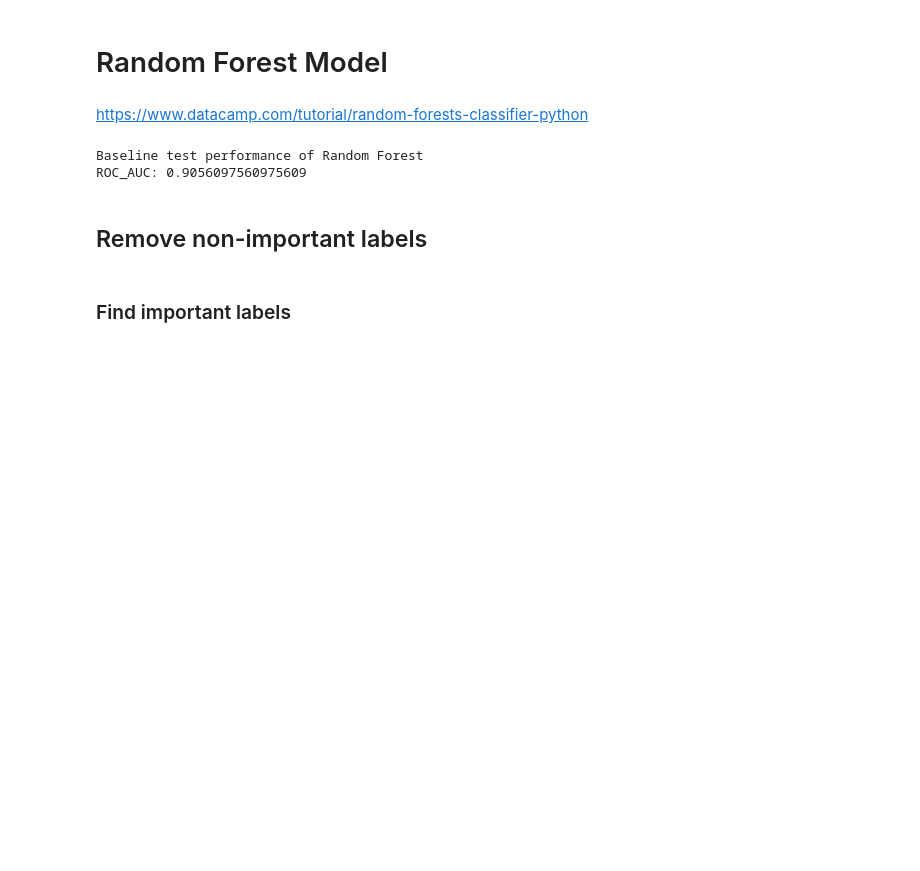
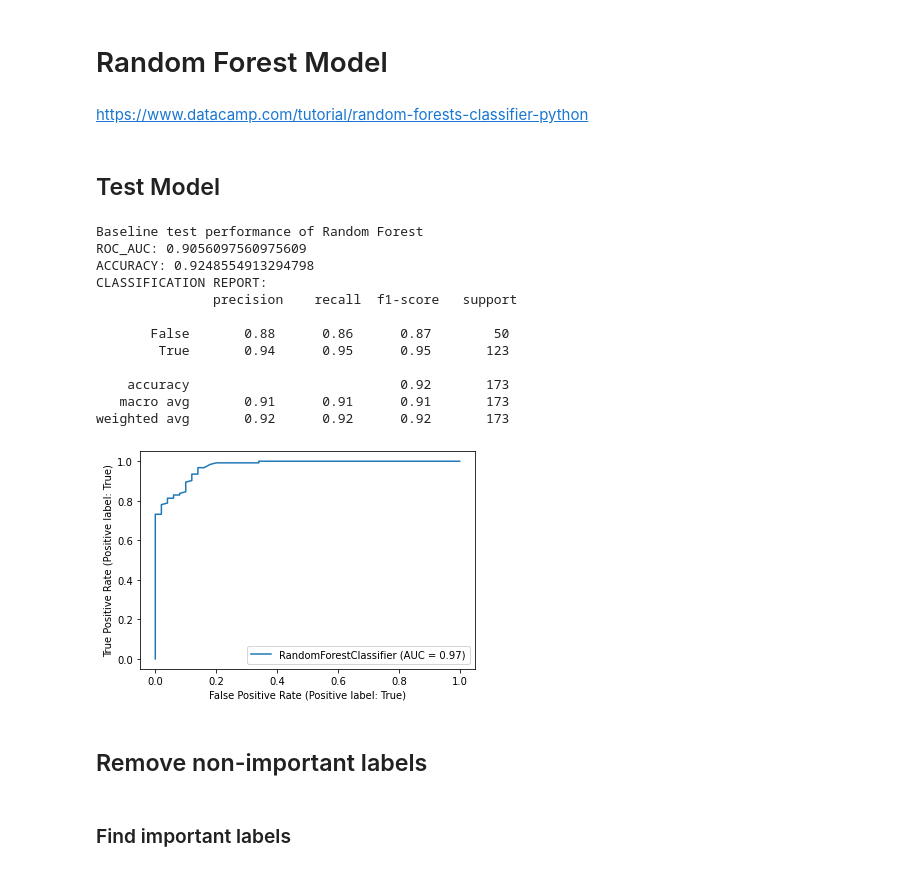
Before and after one commit to Zoya-Anwar/PythonSmellClassifiers-Mark, a Jupyter notebook: smell-classifier.py.ipynb, the cells around one changed output. Saved outputs shown, nothing was run; the diff lists cells and outputs as text; code cells hidden in the pictures; blank space fills up the shorter version.

Commit message:
Added more metrics

```diff
--- a/smell-classifier.py.ipynb
+++ b/smell-classifier.py.ipynb
@@ -70,12 +70,32 @@ https://www.datacamp.com/tutorial/random-forests-classifier-python
 clf=RandomForestClassifier(n_estimators=100, random_state=0)
+# %% [markdown]
+## Test Model
+# %%
+def test_model(model):
+    y_pred=model.predict(X_test)
+    print("ROC_AUC:",metrics.roc_auc_score(y_test, y_pred))
+    print("ACCURACY:",metrics.accuracy_score(y_test, y_pred))
+    print("CLASSIFICATION REPORT:\n",metrics.classification_report(y_test, y_pred))
+    svc_disp = metrics.RocCurveDisplay.from_estimator(model, X_test, y_test)
+    plt.show()
 # %%
+clf.fit(X_train, y_train)
 print("Baseline test performance of Random Forest")
-clf.fit(X_train, y_train)
-y_pred=clf.predict(X_test)
-print("ROC_AUC:",metrics.roc_auc_score(y_test, y_pred))
+test_model(clf)
 # %% [output]
 Baseline test performance of Random Forest
 ROC_AUC: 0.9056097560975609
+ACCURACY: 0.9248554913294798
+CLASSIFICATION REPORT:
+               precision    recall  f1-score   support
+
+       False       0.88      0.86      0.87        50
+        True       0.94      0.95      0.95       123
+
+    accuracy                           0.92       173
+   macro avg       0.91      0.91      0.91       173
+weighted avg       0.92      0.92      0.92       173
+[figure, added]
 # %% [markdown]
 ## Remove non-important labels
 # %% [markdown]
```
Also changed, not shown: parts of 6 cells of this notebook.
